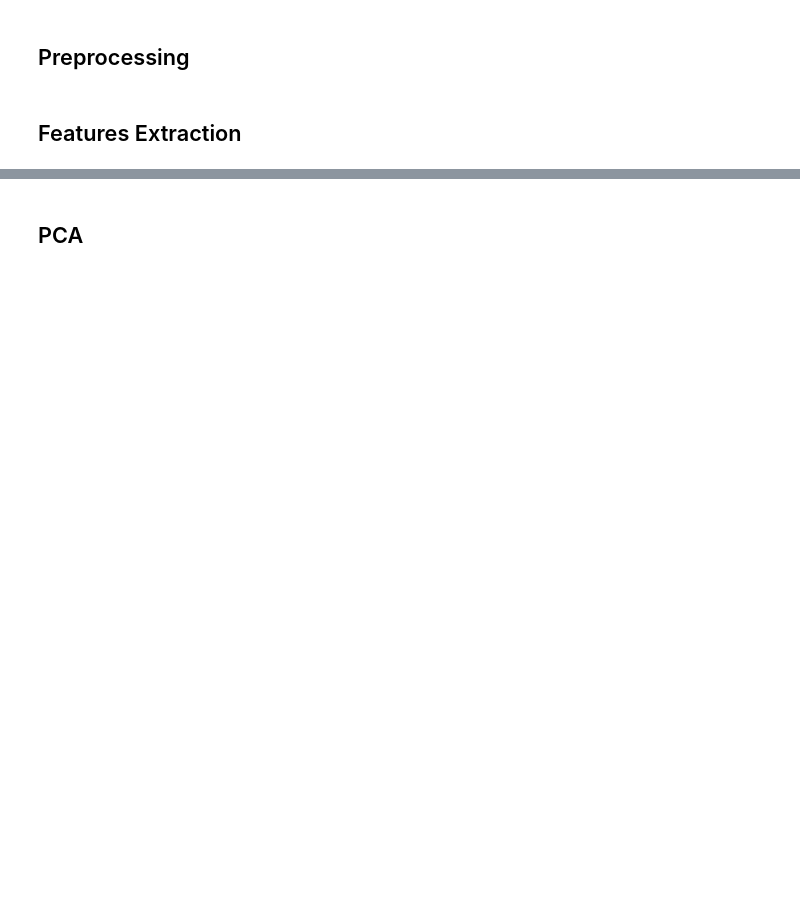
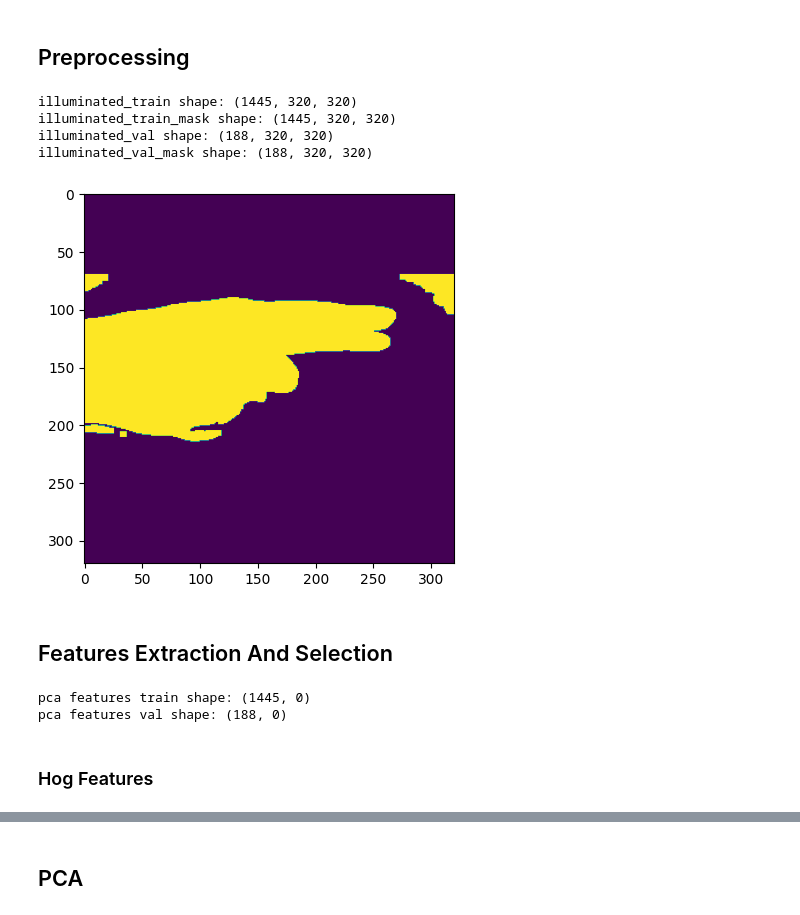
Before and after one commit to MostafaAshraf98/Project-Pattern-Recognition, a Jupyter notebook: main.ipynb, the cells around one changed output, grey strips where cells are left out. Saved outputs shown, nothing was run; the diff lists cells and outputs as text; code cells hidden in the pictures; blank space fills up the shorter version.

Commit message:
[FEAT] Adding data loading and fixing feature extraction

```diff
--- a/main.ipynb
+++ b/main.ipynb
@@ -36,7 +61,7 @@ print(f"y_val shape: {y_val.shape}")
 ## Preprocessing
 # %%
 illumination_processing = IlluminationPreprocessing()
-illuminated_list = illumination_processing.process_images_loops(x_train[:500])
+illuminated_list = illumination_processing.process_images_loops(x_train)
 illuminated_train = [t[0] for t in illuminated_list]
 illuminated_train_mask = [t[1] for t in illuminated_list]
 
@@ -46,13 +71,20 @@ illuminated_val_mask = [t[1] for t in illuminated_list_val]
 # %%
 illuminated_train = np.array(illuminated_train)
 illuminated_train_mask = np.array(illuminated_train_mask)
 illuminated_val = np.array(illuminated_val)
 illuminated_val_mask = np.array(illuminated_val_mask)
+
 print(f"illuminated_train shape: {illuminated_train.shape}")
 print(f"illuminated_train_mask shape: {illuminated_train_mask.shape}")
 print(f"illuminated_val shape: {illuminated_val.shape}")
 print(f"illuminated_val_mask shape: {illuminated_val_mask.shape}")
-plt.imshow(illuminated_train[401])
+plt.imshow(illuminated_train[index])
 plt.show()
+# %% [output]
+illuminated_train shape: (1445, 320, 320)
+illuminated_train_mask shape: (1445, 320, 320)
+illuminated_val shape: (188, 320, 320)
+illuminated_val_mask shape: (188, 320, 320)
+[figure, added]
 # %% [markdown]
-## Features Extraction
+## Features Extraction And Selection
@@ -66,0 +97,8 @@ print(f"extracted_features_val shape: {extracted_features_val.shape}")
+# %%
+print(f"pca features train shape: {pca_features_train.shape}")
+print(f"pca features val shape: {pca_features_val.shape}")
+# %% [output]
+pca features train shape: (1445, 0)
+pca features val shape: (188, 0)
+# %% [markdown]
+### Hog Features
```
Also changed, not shown: parts of 31 cells of this notebook, 3 other files.
